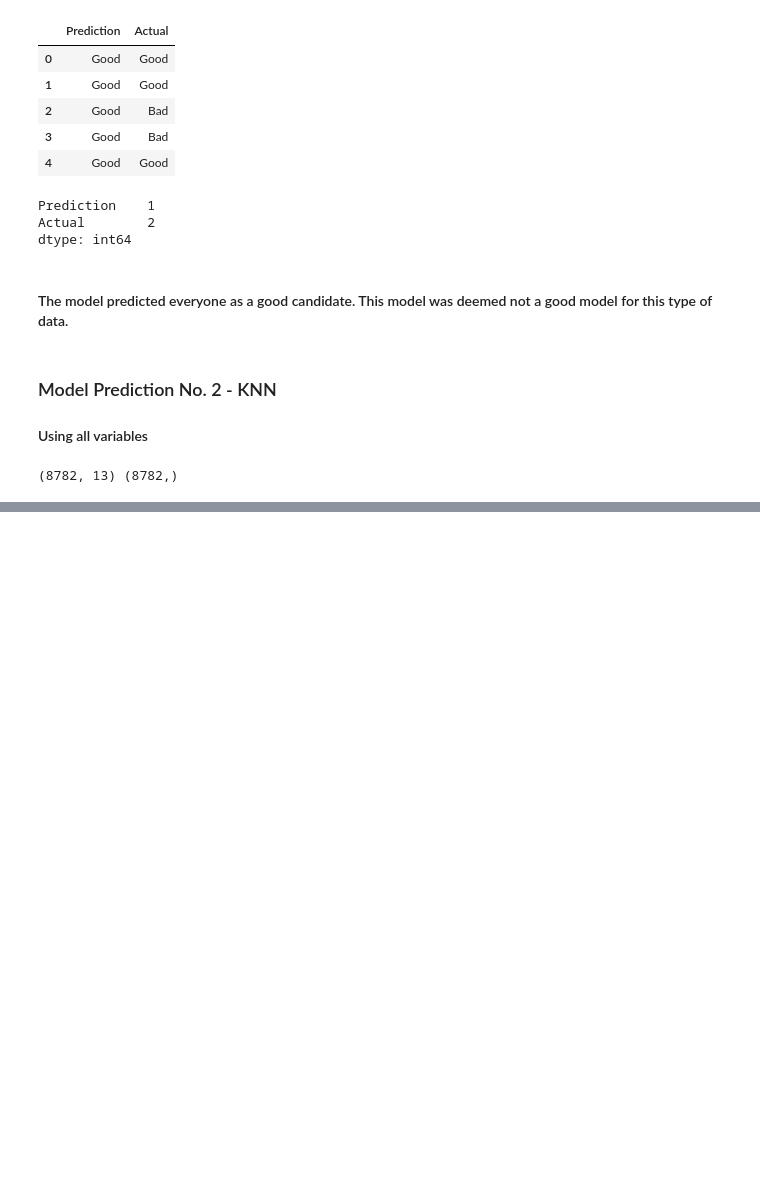
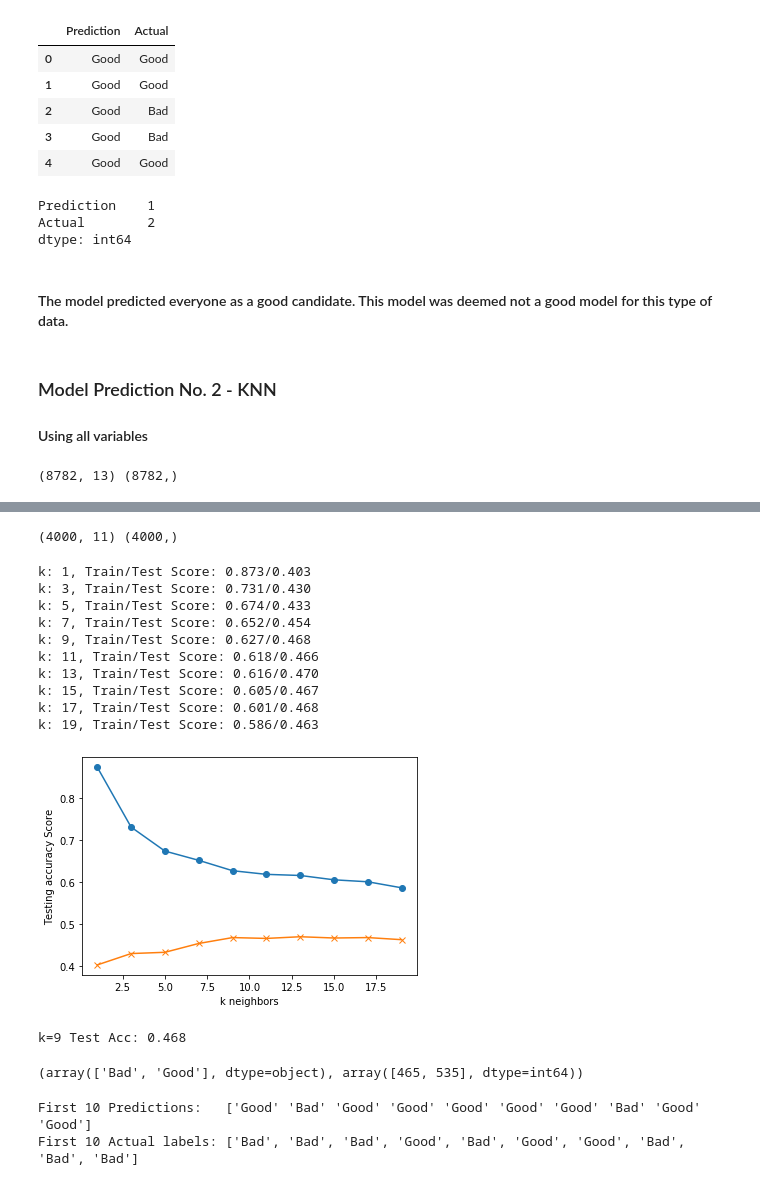
Before and after one commit to melodie1920/FinalProject, a Jupyter notebook: Final Project.ipynb, the cells around one changed output, grey strips where cells are left out. Saved outputs shown, nothing was run; the diff lists cells and outputs as text; code cells hidden in the pictures; blank space fills up the shorter version.

```diff
--- a/Final Project.ipynb
+++ b/Final Project.ipynb
@@ -816,0 +946,73 @@ pd.DataFrame({"Prediction": predictions, "Actual": y_test}).reset_index(drop=Tru
+# %%
+# Removed HousingType, FamilyStatus
+X = credit_limit_df[["Gender", "OwnsCar", "OwnsRealty","EducationType",
+                                        "Email","IncomeType",
+                                        "ChildrenCountCategory","IncomeCategory","FamilyMemberCountCategory",
+                                        "EmployeeYearsCategory","AgeCategory"]]
+
+y = credit_limit_df['Label']
+
+print(X.shape, y.shape)
+# %% [output]
+(4000, 11) (4000,)
+# %%
+from sklearn.model_selection import train_test_split
+
+X_train, X_test, y_train, y_test = train_test_split(X, y, random_state=1)
+# %%
+from sklearn.preprocessing import StandardScaler
+
+X_scaler = StandardScaler().fit(X_train)
+# %%
+X_train_scaled = X_scaler.transform(X_train)
+X_test_scaled = X_scaler.transform(X_test)
+# %%
+train_scores = []
+test_scores = []
+for k in range(1, 20, 2):
+    knn = KNeighborsClassifier(n_neighbors=k)
+    knn.fit(X_train_scaled, y_train)
+    train_score = knn.score(X_train_scaled, y_train)
+    test_score = knn.score(X_test_scaled, y_test)
+    train_scores.append(train_score)
+    test_scores.append(test_score)
+    print(f"k: {k}, Train/Test Score: {train_score:.3f}/{test_score:.3f}")
+
+plt.plot(range(1, 20, 2), train_scores, marker='o')
+plt.plot(range(1, 20, 2), test_scores, marker="x")
+plt.xlabel("k neighbors")
+plt.ylabel("Testing accuracy Score")
+
+plt.savefig("Images/KNNChart3.png")
+plt.show()
+# %% [output]
+k: 1, Train/Test Score: 0.873/0.403
+k: 3, Train/Test Score: 0.731/0.430
+k: 5, Train/Test Score: 0.674/0.433
+k: 7, Train/Test Score: 0.652/0.454
+k: 9, Train/Test Score: 0.627/0.468
+k: 11, Train/Test Score: 0.618/0.466
+k: 13, Train/Test Score: 0.616/0.470
+k: 15, Train/Test Score: 0.605/0.467
+k: 17, Train/Test Score: 0.601/0.468
+k: 19, Train/Test Score: 0.586/0.463
+[figure, added]
+# %%
+# Note that k: 13 seems to be the best choice for this dataset
+knn = KNeighborsClassifier(n_neighbors=9)
+knn.fit(X_train_scaled, y_train)
+print('k=9 Test Acc: %.3f' % knn.score(X_test_scaled, y_test))
+# %% [output]
+k=9 Test Acc: 0.468
+# %%
+temp = knn.predict(X_test_scaled)
+np.unique(temp, return_counts=True)
+# %% [output]
+(array(['Bad', 'Good'], dtype=object), array([465, 535], dtype=int64))
+# %%
+predictions = knn.predict(X_test)
+print(f"First 10 Predictions:   {predictions[:10]}")
+print(f"First 10 Actual labels: {y_test[:10].tolist()}")
+# %% [output]
+First 10 Predictions:   ['Good' 'Bad' 'Good' 'Good' 'Good' 'Good' 'Good' 'Bad' 'Good' 'Good']
+First 10 Actual labels: ['Bad', 'Bad', 'Bad', 'Good', 'Bad', 'Good', 'Good', 'Bad', 'Bad', 'Bad']
```
Also changed, not shown: parts of 19 cells of this notebook, 2 other files.
